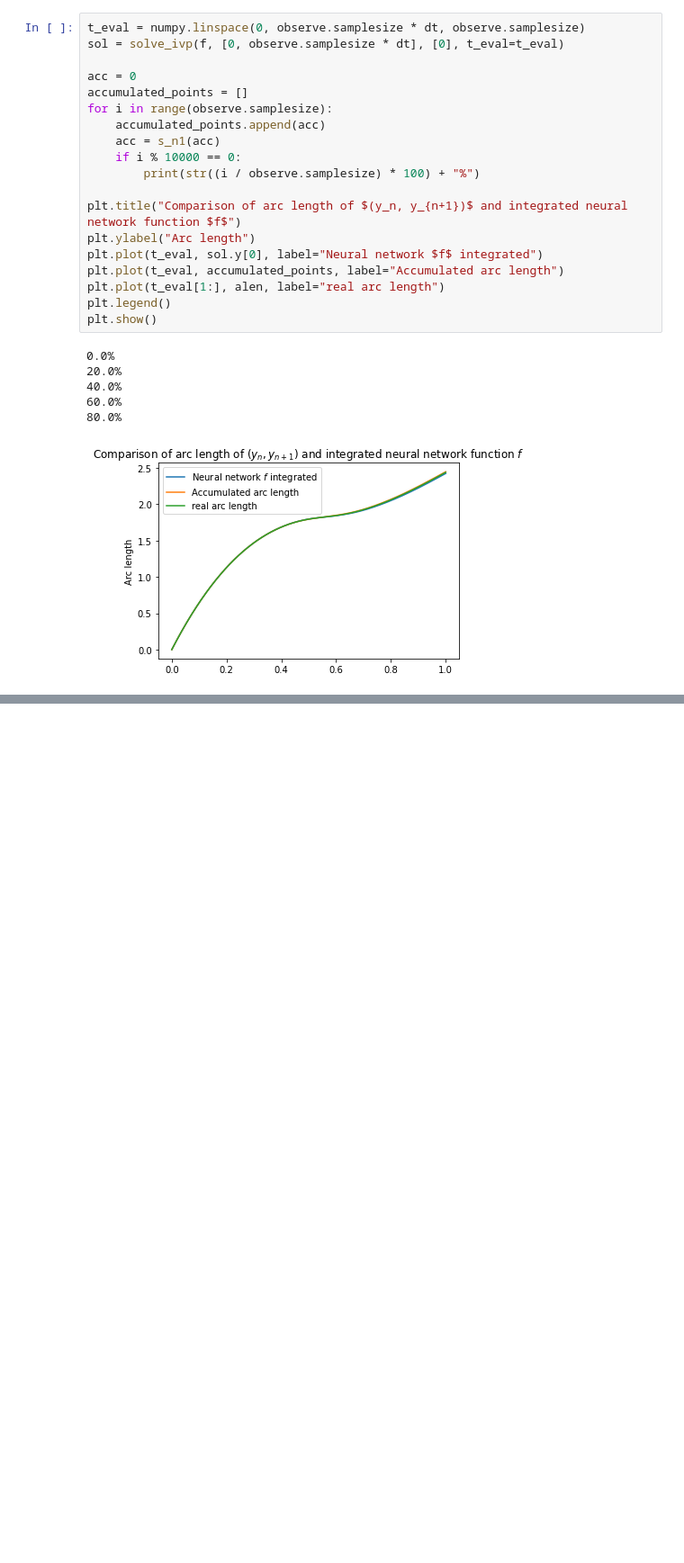
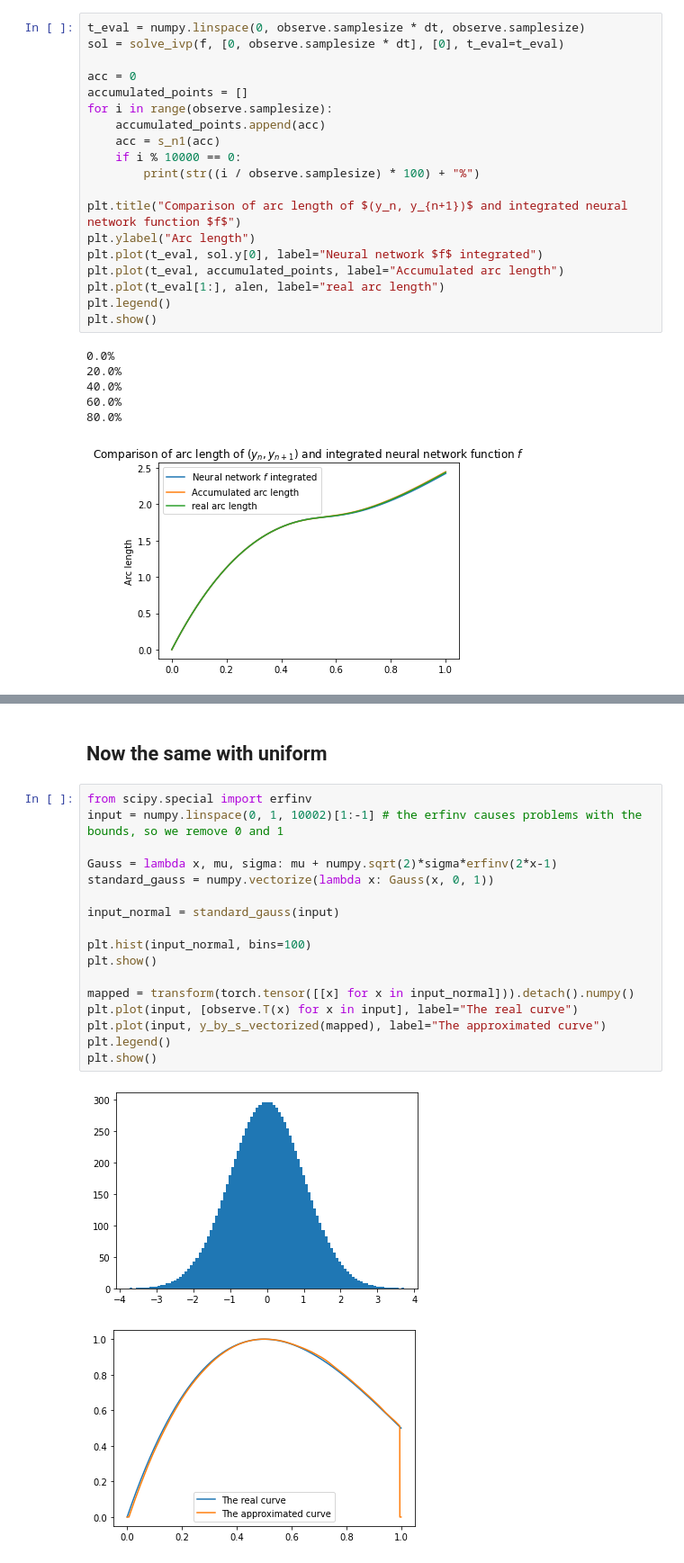
Before and after one commit to plainerman/density-transport, a Jupyter notebook: full_one_dimensional.ipynb, the cells around one changed output, grey strips where cells are left out. Shown at 90% size. Cells and saved outputs as stored; diff of their text form; blank space fills up the shorter version.

```diff
--- a/full_one_dimensional.ipynb
+++ b/full_one_dimensional.ipynb
@@ -227,0 +286,22 @@ plt.show()
+# %% [markdown]
+## Now the same with uniform
+# %%
+from scipy.special import erfinv
+input = numpy.linspace(0, 1, 10002)[1:-1] # the erfinv causes problems with the bounds, so we remove 0 and 1
+
+Gauss = lambda x, mu, sigma: mu + numpy.sqrt(2)*sigma*erfinv(2*x-1)
+standard_gauss = numpy.vectorize(lambda x: Gauss(x, 0, 1))
+
+input_normal = standard_gauss(input)
+
+plt.hist(input_normal, bins=100)
+plt.show()
+
+mapped = transform(torch.tensor([[x] for x in input_normal])).detach().numpy()
+plt.plot(input, [observe.T(x) for x in input], label="The real curve")
+plt.plot(input, y_by_s_vectorized(mapped), label="The approximated curve")
+plt.legend()
+plt.show()
+# %% [output]
+[figure, added]
+[figure, added]
```
Also changed, not shown: parts of 6 cells of this notebook, 4 other files.
